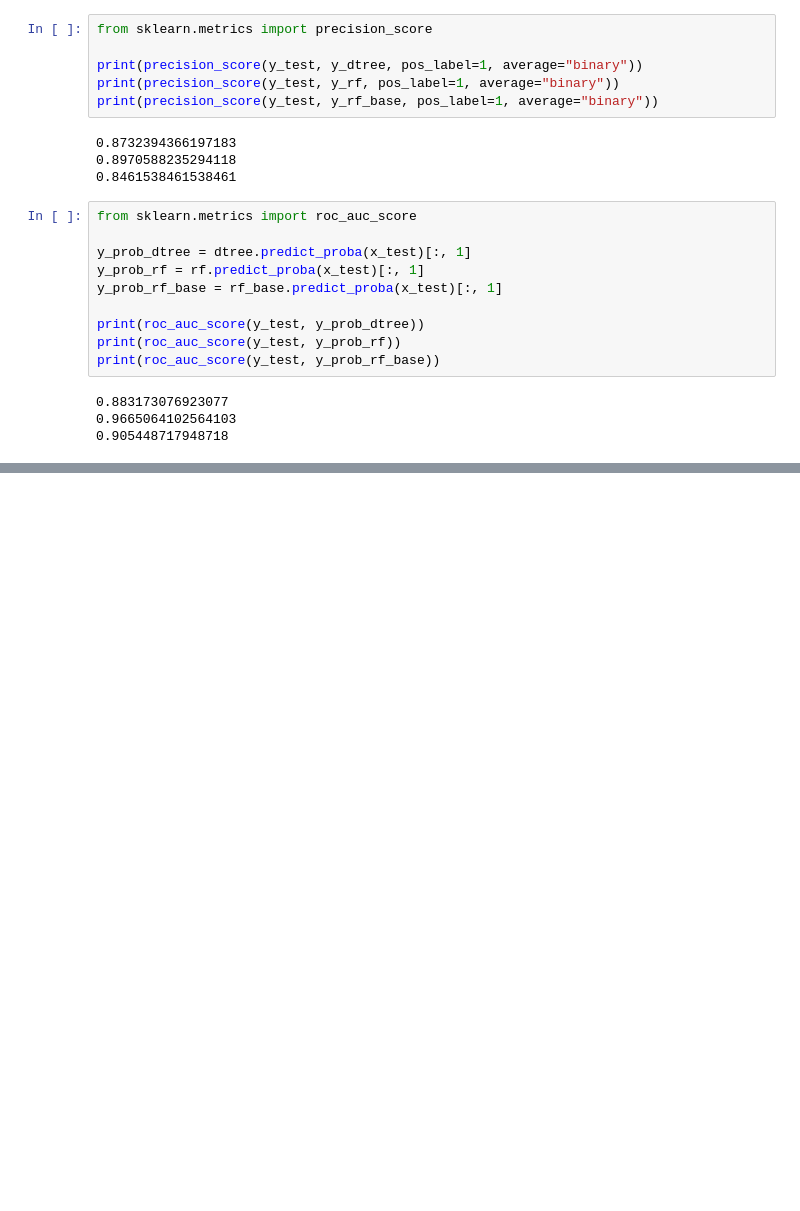
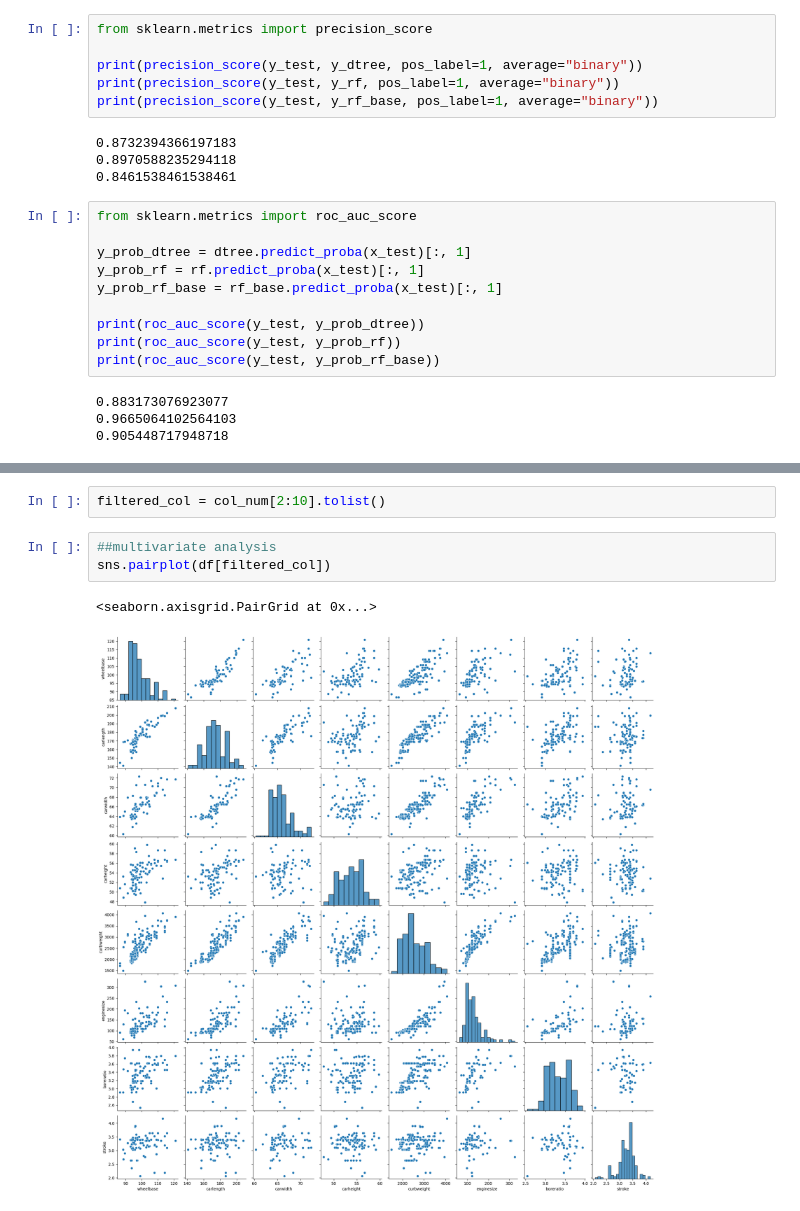
Before and after one commit to jayasaptr/belajar-python, a Jupyter notebook: project2.ipynb, the cells around one changed output, grey strips where cells are left out. Cells and saved outputs as stored; diff of their text form; blank space fills up the shorter version.

```diff
--- a/project2.ipynb
+++ b/project2.ipynb
@@ -245,0 +402,8 @@ print(roc_auc_score(y_test, y_prob_rf_base))
+# %%
+filtered_col = col_num[2:10].tolist()
+# %%
+##multivariate analysis
+sns.pairplot(df[filtered_col])
+# %% [output]
+<seaborn.axisgrid.PairGrid at 0x...>
+[figure, added]
```
Also changed, not shown: parts of 34 cells of this notebook, 4 other files.
